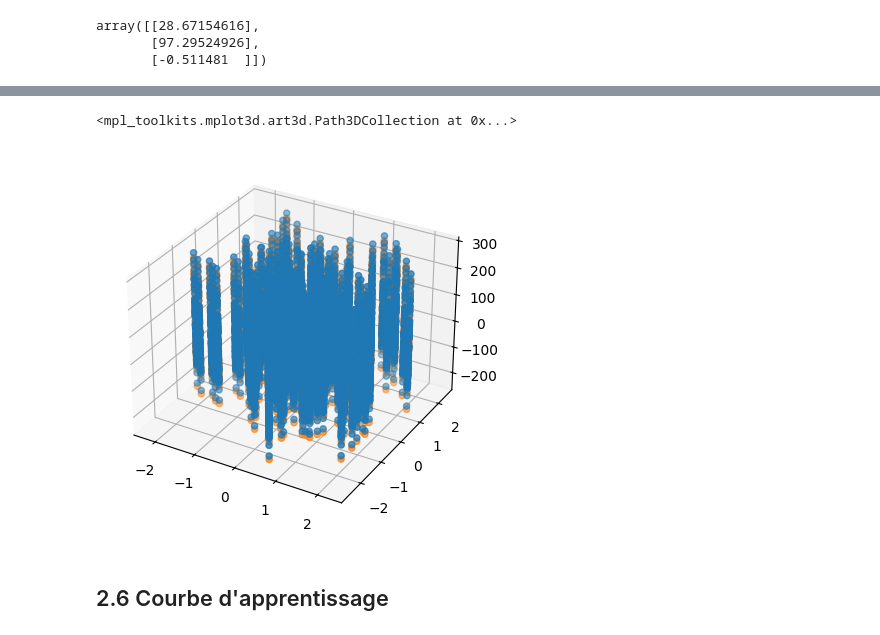
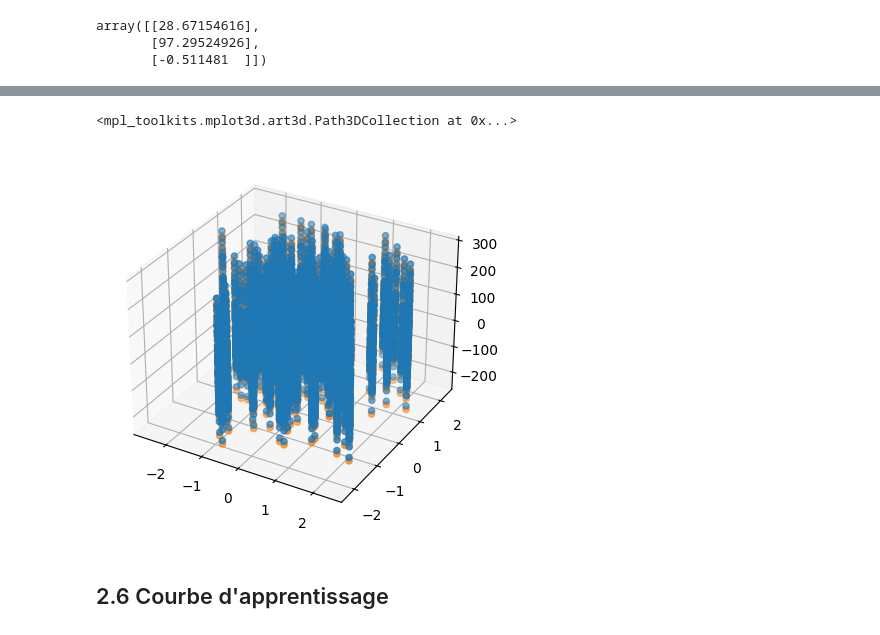
Before and after one commit to lighscent/fastapi_, a Jupyter notebook: machinelearnia/2_Régression Linéaire Multiple.ipynb, the cells around one changed output, grey strips where cells are left out. Saved outputs shown, nothing was run; the diff lists cells and outputs as text; code cells hidden in the pictures.

```diff
--- a/machinelearnia/2_Régression Linéaire Multiple.ipynb
+++ b/machinelearnia/2_Régression Linéaire Multiple.ipynb
@@ -25,7 +25,7 @@ $y = \begin{bmatrix} y^{(1)}\\...\\y^{(m)} \end{bmatrix}$ *note : le vecteur $y$
 np.random.seed(0) # permet de reproduire l'aléatoire
 
 x, y = make_regression(n_samples=100, n_features=1, noise = 10) # creation d'un dataset (x, y) linéaire
-y = y + abs(y/2) # modifie les valeurs de y pour rendre le dataset non-linéaire
+y += abs(y/2) # modifie les valeurs de y pour rendre le dataset non-linéaire
 
 plt.scatter(x, y) # afficher les résultats. x en abscisse et y en ordonnée
 # %% [output]
@@ -272,3 +269,10 @@ theta_final
 array([[28.67154616],
        [97.29524926],
        [-0.511481  ]])
+# %%
+# création d'un vecteur prédictions qui contient les prédictions de notre modele final
+predictions = model(X, theta_final)
+
+# Affiche les résultats de prédictions (en rouge) par rapport a notre Dataset (en bleu)
+plt.scatter(x[:,0], y)
+plt.scatter(x[:, 0], predictions, c="r")
@@ -275,12 +282,12 @@ array([[28.67154616],
 # %%
 fig = plt.figure()
 ax = fig.add_subplot(111, projection='3d')
 
-ax.scatter(x[:,0], x[:,1], y)
-ax.scatter(x[:,0], x[:,1], predictions)
+ax.scatter(x[:,1], x[:,0], y)
+ax.scatter(x[:,1], x[:,0], predictions)
 # %% [output]
 <mpl_toolkits.mplot3d.art3d.Path3DCollection at 0x...>
-[figure, old version]
+[figure, new version]
 # %% [markdown]
 ## 2.6 Courbe d'apprentissage
 # %%
```
Also changed, not shown: parts of 8 cells of this notebook, 2 other files.
